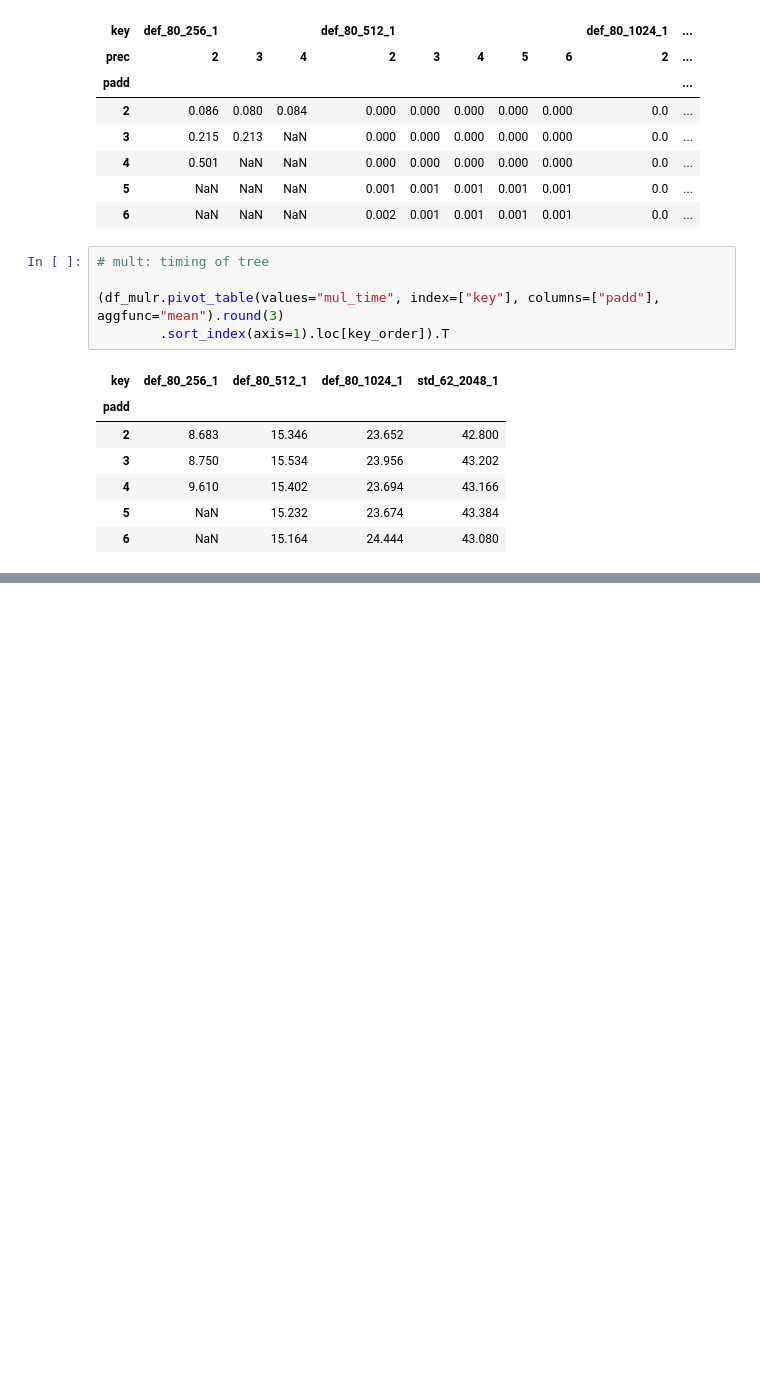
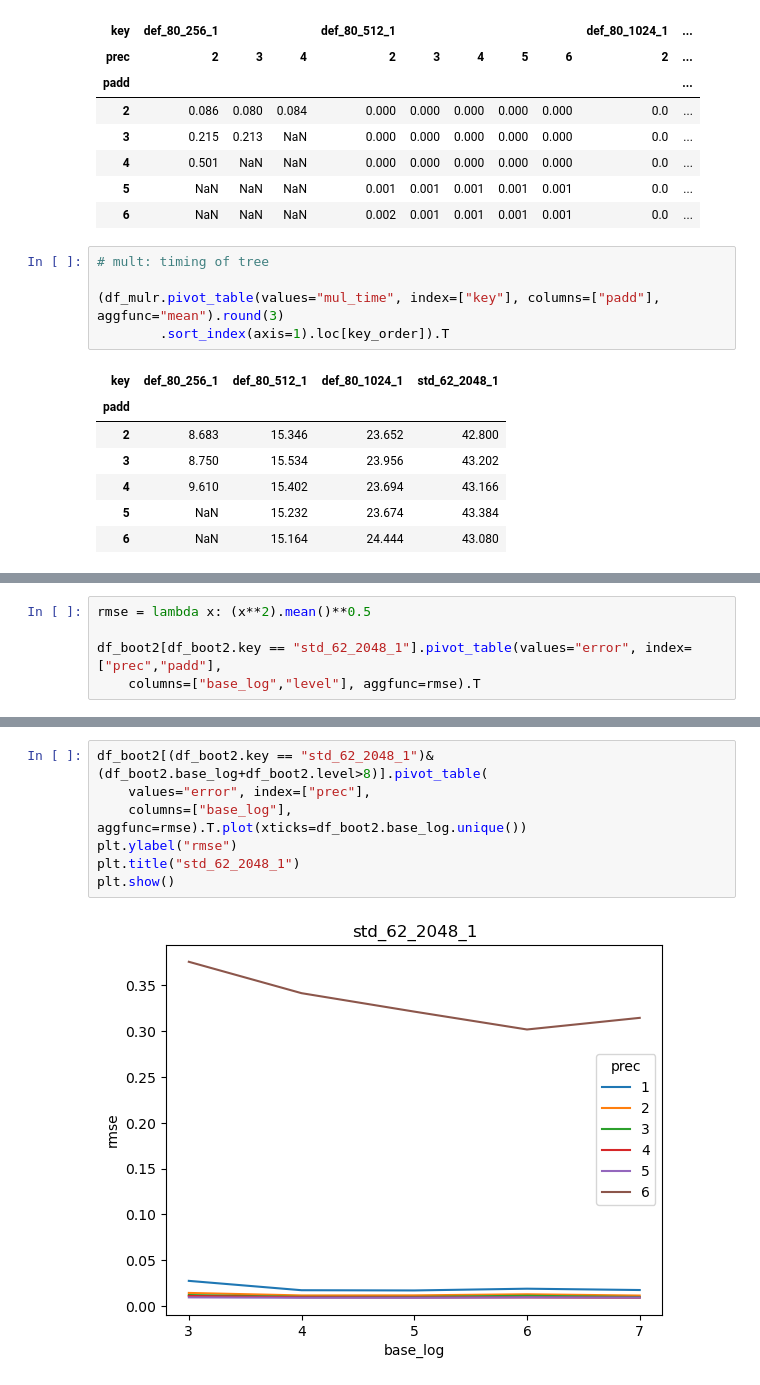
Before and after one commit to rickardbrannvall/HEIDA, a Jupyter notebook: examples/test_performance/basic_stats.ipynb, the cells around one changed output, grey strips where cells are left out. Saved outputs shown, nothing was run; the diff lists cells and outputs as text; blank space fills up the shorter version.

```diff
--- a/examples/test_performance/basic_stats.ipynb
+++ b/examples/test_performance/basic_stats.ipynb
@@ -599,0 +884,5 @@ tmp
+# %%
+rmse = lambda x: (x**2).mean()**0.5
+
+df_boot2[df_boot2.key == "std_62_2048_1"].pivot_table(values="error", index=["prec","padd"],
+    columns=["base_log","level"], aggfunc=rmse).T
@@ -599,0 +909,9 @@ tmp
+# %%
+df_boot2[(df_boot2.key == "std_62_2048_1")&(df_boot2.base_log+df_boot2.level>8)].pivot_table(
+    values="error", index=["prec"],
+    columns=["base_log"], aggfunc=rmse).T.plot(xticks=df_boot2.base_log.unique())
+plt.ylabel("rmse")
+plt.title("std_62_2048_1")
+plt.show()
+# %% [output]
+[figure, added]
```
Also changed, not shown: parts of 33 cells of this notebook, 12 other files.
